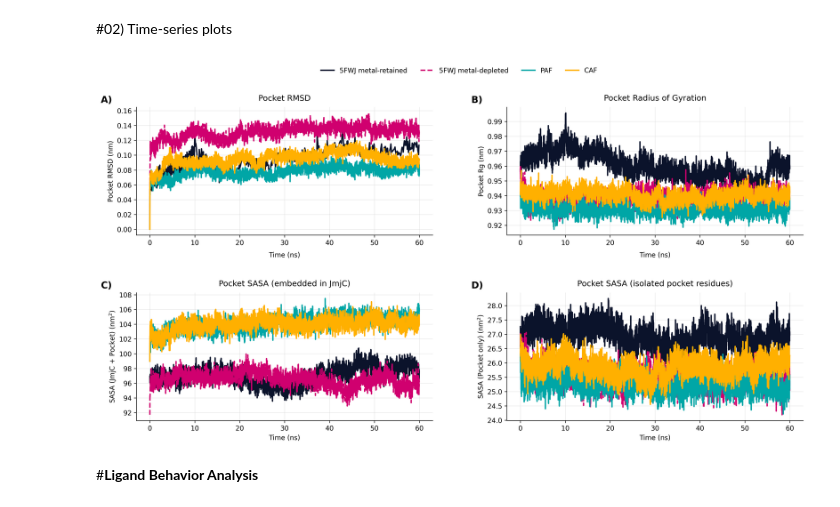
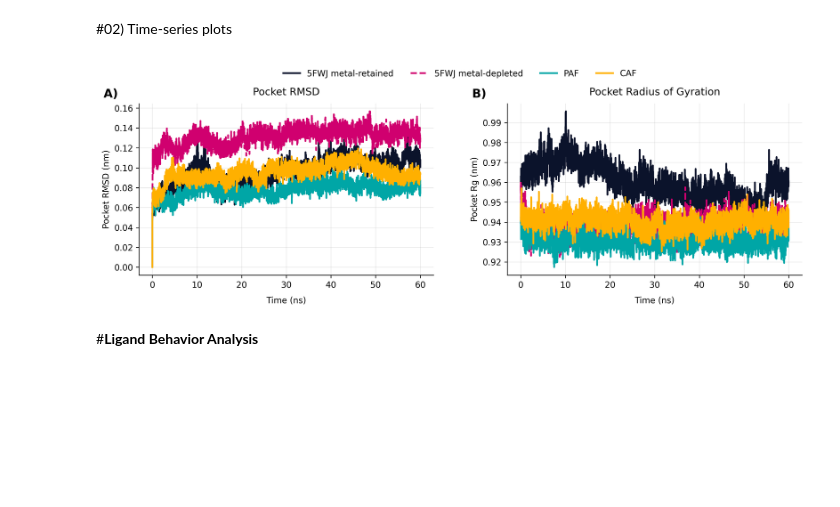
Before and after one commit to ayyoung994/Benchmarking-AlphaFold_JCIM, a Jupyter notebook: analysis/05_MD_post_analyses_calculation_and_summary/06_analysis_scripts/MD_post_analyses_summary_and_plotting.ipynb, the cells around one changed output. Saved outputs shown, nothing was run; the diff lists cells and outputs as text; code cells hidden in the pictures; blank space fills up the shorter version.

```diff
--- a/analysis/05_MD_post_analyses_calculation_and_summary/06_analysis_scripts/MD_post_analyses_summary_and_plotting.ipynb
+++ b/analysis/05_MD_post_analyses_calculation_and_summary/06_analysis_scripts/MD_post_analyses_summary_and_plotting.ipynb
@@ -1077,12 +1050,12 @@ for system in SYSTEMS:
 # %% [markdown]
 #02) Time-series plots
 # %%
-
 import matplotlib.pyplot as plt
 
 # =========================
 # Plot settings
 # =========================
+
 ALL_CONDS = ("5FWJ_holo", "5FWJ_apo", "PAF", "CAF")
 LEGEND_BOX = False
 
@@ -1110,15 +1083,11 @@ LABEL = {
 METRIC_LABEL = {
     "rmsd_pocket_CA": "Pocket RMSD (nm)",
     "rg_pocket": "Pocket Rg (nm)",
-    "sasa_jmjc_and_pocket": r"SASA (JmjC + Pocket) (nm$^2$)",
-    "sasa_Pocketonly": r"SASA (Pocket only) (nm$^2$)",
 }
 
 METRIC_TITLE = {
     "rmsd_pocket_CA": "Pocket RMSD",
     "rg_pocket": "Pocket Radius of Gyration",
-    "sasa_jmjc_and_pocket": "Pocket SASA (embedded in JmjC)",
-    "sasa_Pocketonly": "Pocket SASA (isolated pocket residues)",
 }
 
 def plot_metric_onepanel_from_df(ax, df, metric, conds, y_label, title, x_scale=1.0, show_sd=False):
@@ -1146,52 +1115,68 @@ def plot_metric_onepanel_from_df(ax, df, metric, conds, y_label, title, x_scale=
                 x, y - sd, y + sd,
                 color=MODEL_COLOR[cond],
                 alpha=0.18,
                 linewidth=0
             )
 
     ax.set_ylabel(y_label)
     ax.set_title(title, pad=10)
 
-fig, axes = plt.subplots(2, 2, figsize=(18, 8), dpi=300, sharex=True)
+fig, axes = plt.subplots(1, 2, figsize=(14, 4), dpi=300, sharex=True)
 
-axA, axB = axes[0, 0], axes[0, 1]
-axC, axD = axes[1, 0], axes[1, 1]
+axA, axB = axes
 
-plot_metric_onepanel_from_df(axA, all_df, "rmsd_pocket_CA", ALL_CONDS, METRIC_LABEL["rmsd_pocket_CA"], METRIC_TITLE["rmsd_pocket_CA"], show_sd=False)
-plot_metric_onepanel_from_df(axB, all_df, "rg_pocket", ALL_CONDS, METRIC_LABEL["rg_pocket"], METRIC_TITLE["rg_pocket"], show_sd=False)
-plot_metric_onepanel_from_df(axC, all_df, "sasa_jmjc_and_pocket", ALL_CONDS, METRIC_LABEL["sasa_jmjc_and_pocket"], METRIC_TITLE["sasa_jmjc_and_pocket"], show_sd=False)
-plot_metric_onepanel_from_df(axD, all_df, "sasa_Pocketonly", ALL_CONDS, METRIC_LABEL["sasa_Pocketonly"], METRIC_TITLE["sasa_Pocketonly"], show_sd=False)
+plot_metric_onepanel_from_df(
+    axA, all_df, "rmsd_pocket_CA", ALL_CONDS,
+    METRIC_LABEL["rmsd_pocket_CA"],
+    METRIC_TITLE["rmsd_pocket_CA"],
+    show_sd=False
+)
 
-for ax in (axA, axB, axC, axD):
+plot_metric_onepanel_from_df(
+    axB, all_df, "rg_pocket", ALL_CONDS,
+    METRIC_LABEL["rg_pocket"],
+    METRIC_TITLE["rg_pocket"],
+    show_sd=False
+)
+
+for ax in (axA, axB):
     ax.grid(True, which="major", alpha=0.25)
     ax.set_axisbelow(True)
     ax.spines["top"].set_visible(False)
     ax.spines["right"].set_visible(False)
     ax.tick_params(direction="out")
 
-for ax, lab in zip((axA, axB, axC, axD), "ABCD"):
-    ax.text(-0.12, 1.02, f"{lab})", transform=ax.transAxes, fontsize=14, fontweight="bold", va="bottom", ha="left")
+for ax, lab in zip((axA, axB), "AB"):
+    ax.text(
+        -0.12, 1.02, f"{lab})",
+        transform=ax.transAxes,
+        fontsize=14,
+        fontweight="bold",
+        va="bottom",
+        ha="left"
+    )
 
 handles, labels = axA.get_legend_handles_labels()
-for ax in (axA, axB, axC, axD):
+for ax in (axA, axB):
     leg = ax.get_legend()
     if leg:
         leg.remove()
 
-fig.legend(handles, labels, loc="upper center", ncol=4, frameon=LEGEND_BOX, bbox_to_anchor=(0.5, 1.02))
+fig.legend(
+    handles, labels,
+    loc="upper center",
+    ncol=4,
+    frameon=LEGEND_BOX,
+    bbox_to_anchor=(0.5, 1.02)
+)
 
 axA.set_xlabel("Time (ns)", labelpad=8)
 axB.set_xlabel("Time (ns)", labelpad=8)
-axC.set_xlabel("Time (ns)")
-axD.set_xlabel("Time (ns)")
 
-for ax in (axA, axB):
-    ax.tick_params(axis="x", which="both", labelbottom=True)
-
-fig.subplots_adjust(top=0.90, bottom=0.08, wspace=0.25, hspace=0.45)
+fig.subplots_adjust(top=0.85, bottom=0.15, wspace=0.25)
 plt.show()
 # %% [output]
-[figure, old version]
+[figure, new version]
 # %% [markdown]
 #**Ligand Behavior Analysis**
 # %% [markdown]
```
Also changed, not shown: parts of 1 cell of this notebook.
